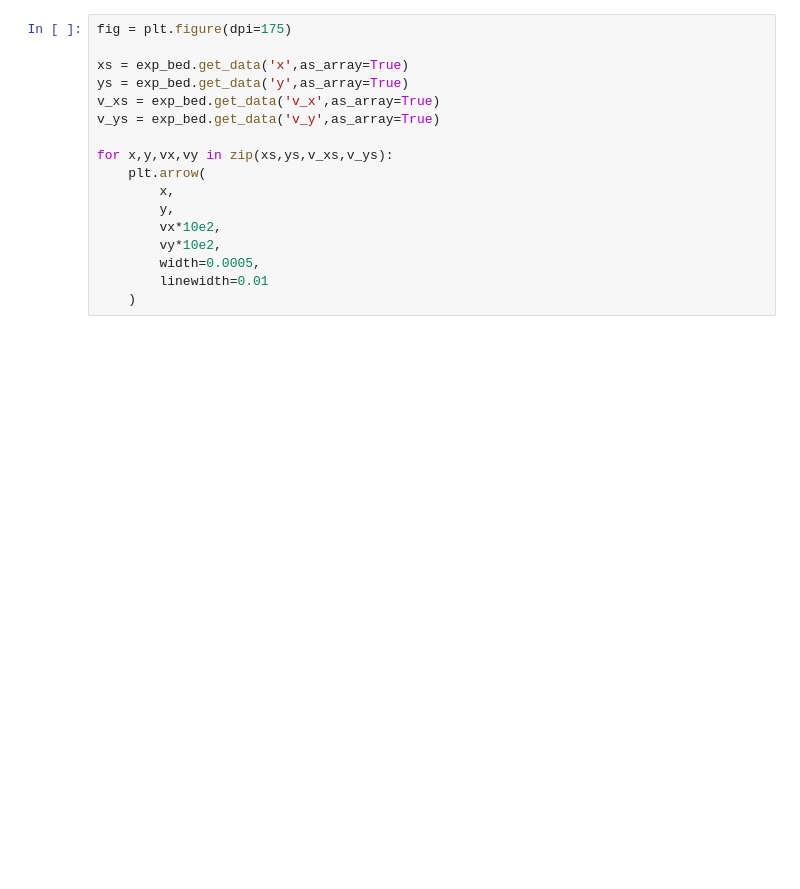
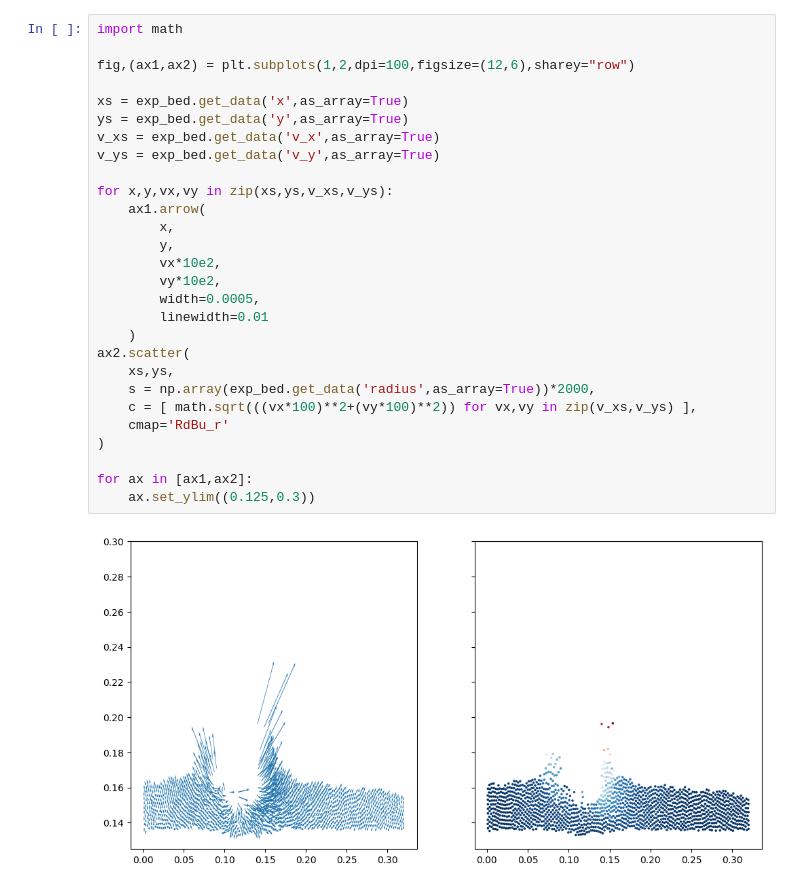
Before and after one commit to URMechanicsandAnalytics/granular-visualization, a Jupyter notebook: vis.ipynb, the cells around one changed output. Drawn from its saved outputs; the diff is of its cells as text; blank space fills up the shorter version.

Commit message:
"visualizing velocity magnitudes"

```diff
--- a/vis.ipynb
+++ b/vis.ipynb
@@ -54,17 +75,30 @@ for field in ['x','y','v_x','v_y','a_x','a_y']:
 # %%
-fig = plt.figure(dpi=175)
+import math
+
+fig,(ax1,ax2) = plt.subplots(1,2,dpi=100,figsize=(12,6),sharey="row")
 
 xs = exp_bed.get_data('x',as_array=True)
 ys = exp_bed.get_data('y',as_array=True)
 v_xs = exp_bed.get_data('v_x',as_array=True)
 v_ys = exp_bed.get_data('v_y',as_array=True)
 
 for x,y,vx,vy in zip(xs,ys,v_xs,v_ys):
-    plt.arrow(
+    ax1.arrow(
         x,
         y,
         vx*10e2,
         vy*10e2,
         width=0.0005,
         linewidth=0.01
     )
+ax2.scatter(
+    xs,ys,
+    s = np.array(exp_bed.get_data('radius',as_array=True))*2000,
+    c = [ math.sqrt(((vx*100)**2+(vy*100)**2)) for vx,vy in zip(v_xs,v_ys) ],
+    cmap='RdBu_r'
+)
+
+for ax in [ax1,ax2]:
+    ax.set_ylim((0.125,0.3))
+# %% [output]
+[figure, added]
```
Also changed, not shown: parts of 5 cells of this notebook.
